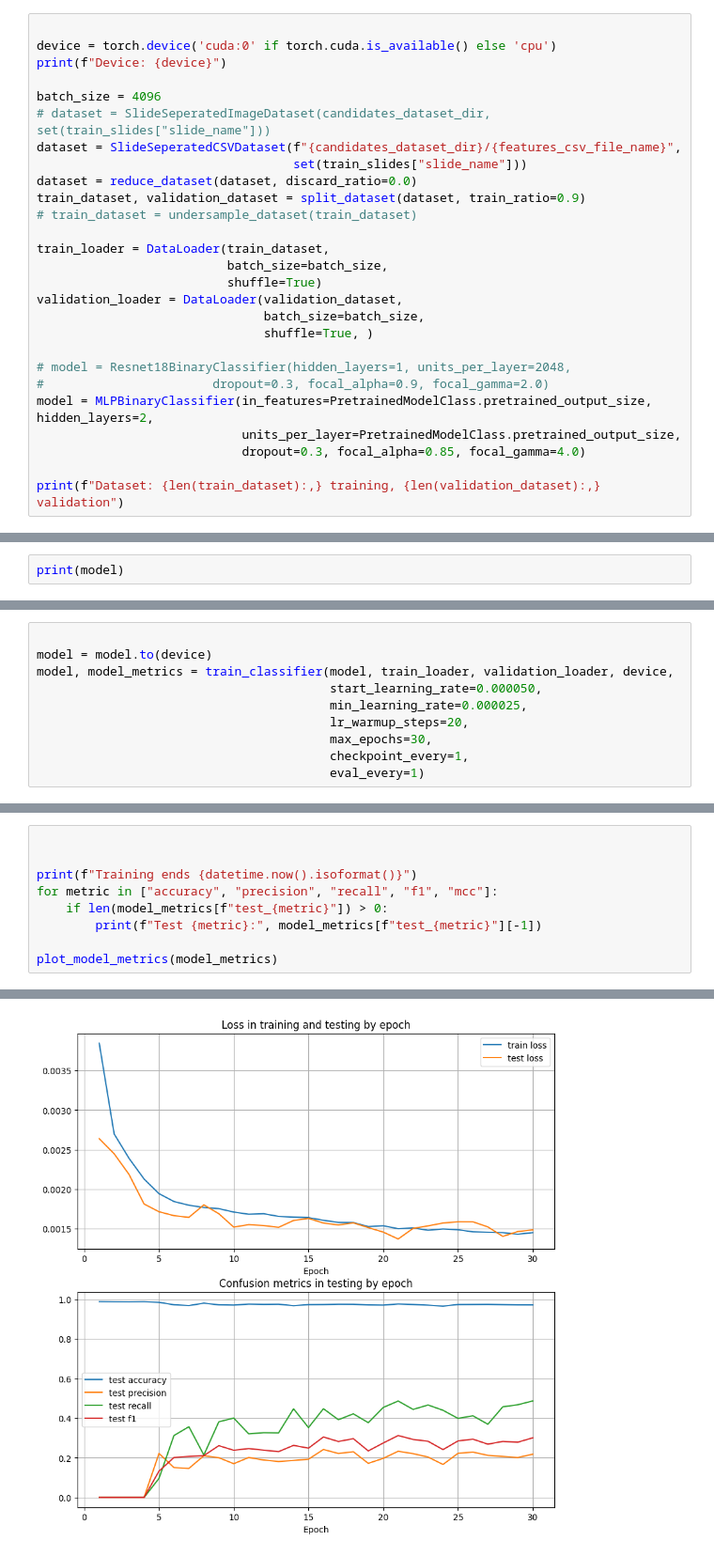
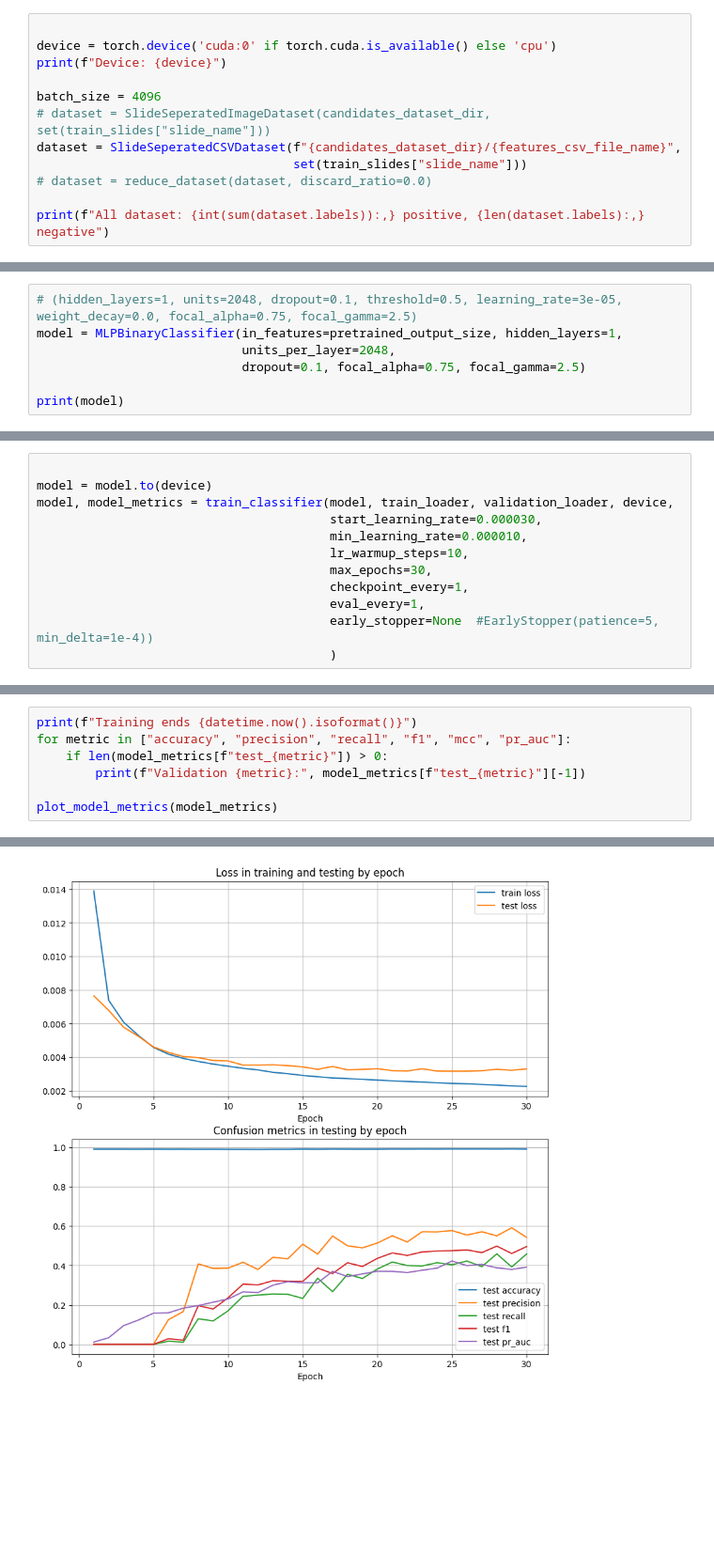
Before and after one commit to squivix/project-module, a Jupyter notebook: final-01-train.ipynb, the cells around one changed output, grey strips where cells are left out. Shown at 94% size. Cells and saved outputs as stored; diff of their text form; blank space fills up the shorter version.

```diff
--- a/final-01-train.ipynb
+++ b/final-01-train.ipynb
@@ -113,23 +119,8 @@ batch_size = 4096
 # dataset = SlideSeperatedImageDataset(candidates_dataset_dir, set(train_slides["slide_name"]))
 dataset = SlideSeperatedCSVDataset(f"{candidates_dataset_dir}/{features_csv_file_name}",
                                    set(train_slides["slide_name"]))
-dataset = reduce_dataset(dataset, discard_ratio=0.0)
-train_dataset, validation_dataset = split_dataset(dataset, train_ratio=0.9)
-# train_dataset = undersample_dataset(train_dataset)
+# dataset = reduce_dataset(dataset, discard_ratio=0.0)
 
-train_loader = DataLoader(train_dataset,
-                          batch_size=batch_size,
-                          shuffle=True)
-validation_loader = DataLoader(validation_dataset,
-                               batch_size=batch_size,
-                               shuffle=True, )
-
-# model = Resnet18BinaryClassifier(hidden_layers=1, units_per_layer=2048,
-#                       dropout=0.3, focal_alpha=0.9, focal_gamma=2.0)
-model = MLPBinaryClassifier(in_features=PretrainedModelClass.pretrained_output_size, hidden_layers=2,
-                            units_per_layer=PretrainedModelClass.pretrained_output_size,
-                            dropout=0.3, focal_alpha=0.85, focal_gamma=4.0)
-
-print(f"Dataset: {len(train_dataset):,} training, {len(validation_dataset):,} validation")
+print(f"All dataset: {int(sum(dataset.labels)):,} positive, {len(dataset.labels):,} negative")
 # %% [output]
 Device: cuda:0
@@ -137,4 +143,9 @@ Dataset: 85,362 training, 9,485 validation
 # %%
+# (hidden_layers=1, units=2048, dropout=0.1, threshold=0.5, learning_rate=3e-05, weight_decay=0.0, focal_alpha=0.75, focal_gamma=2.5)
+model = MLPBinaryClassifier(in_features=pretrained_output_size, hidden_layers=1,
+                            units_per_layer=2048,
+                            dropout=0.1, focal_alpha=0.75, focal_gamma=2.5)
+
 print(model)
 # %% [output]
 MLPBinaryClassifier(
@@ -160,10 +168,12 @@ Training starts 2025-02-06T21:28:19.385456
 
 model = model.to(device)
 model, model_metrics = train_classifier(model, train_loader, validation_loader, device,
-                                        start_learning_rate=0.000050,
-                                        min_learning_rate=0.000025,
-                                        lr_warmup_steps=20,
+                                        start_learning_rate=0.000030,
+                                        min_learning_rate=0.000010,
+                                        lr_warmup_steps=10,
                                         max_epochs=30,
                                         checkpoint_every=1,
-                                        eval_every=1)
+                                        eval_every=1,
+                                        early_stopper=None  #EarlyStopper(patience=5, min_delta=1e-4))
+                                        )
 # %% [output]
@@ -182,11 +192,9 @@ Test: 6/30: loss:0.001662223250605166, accuracy:0.9727888626055362, precision:0.
 ... (48 outputs left out)
 # %%
-
-
 print(f"Training ends {datetime.now().isoformat()}")
-for metric in ["accuracy", "precision", "recall", "f1", "mcc"]:
+for metric in ["accuracy", "precision", "recall", "f1", "mcc", "pr_auc"]:
     if len(model_metrics[f"test_{metric}"]) > 0:
-        print(f"Test {metric}:", model_metrics[f"test_{metric}"][-1])
+        print(f"Validation {metric}:", model_metrics[f"test_{metric}"][-1])
 
 plot_model_metrics(model_metrics)
 # %% [output]
@@ -199,3 +208,3 @@ Test mcc: 0.3136408860642628
-[figure, old version]
+[figure, new version]
 # %%
 os.makedirs(model_output_dir, exist_ok=True)
```
Also changed, not shown: parts of 16 cells of this notebook, 20 other files.
